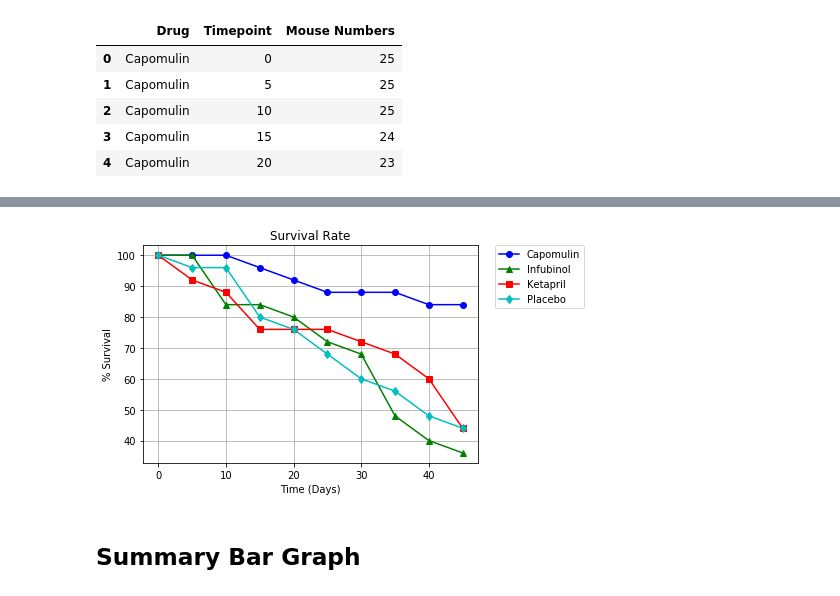
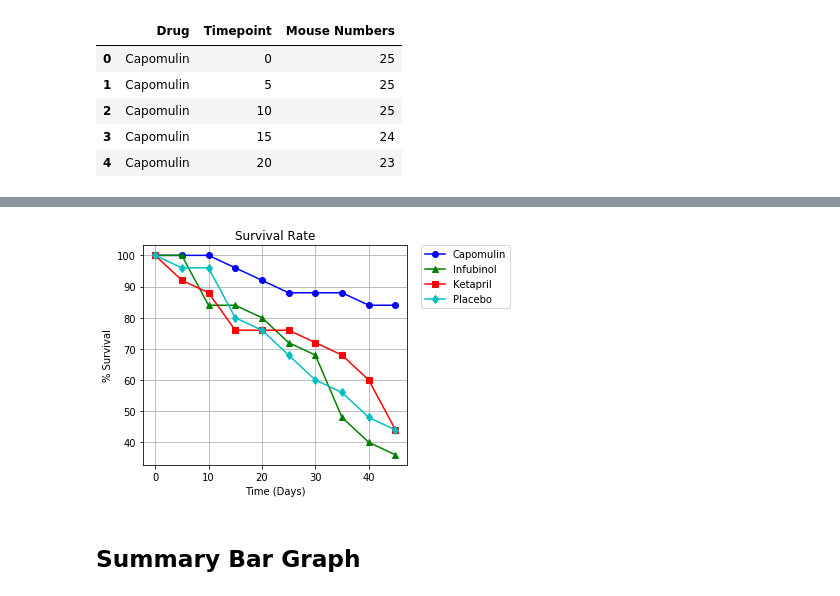
Before and after one commit to smurphy1983/matplotlib_homework, a Jupyter notebook: Pyma_SFM.ipynb, the cells around one changed output, grey strips where cells are left out. Saved outputs shown, nothing was run; the diff lists cells and outputs as text; code cells hidden in the pictures.

```diff
--- a/Pyma_SFM.ipynb
+++ b/Pyma_SFM.ipynb
@@ -284,33 +288,35 @@ mouse_percentages
 # %%
 # Generate the Plot (Accounting for percentages)
 xaxis = mouse_percentages.index.values
 drugs = ['Capomulin', 'Infubinol', 'Ketapril', 'Placebo']
 marker =["o", "^", "s", "d"]
 colors = ["b", 'g', 'r', 'c']
 index = -1
 
 for drug in drugs:
     percentages = mouse_percentages[drug]
     index += 1
     markerchoice = marker[index]
     labelchoice = drugs[index]
     colorchoice = colors[index]
 
     plt.plot(xaxis, percentages, label = labelchoice, marker = markerchoice, color = colorchoice)
 
 
 plt.legend(bbox_to_anchor=(1.05,1),loc= 2, borderaxespad = 0.)
 plt.title('Survival Rate')
 plt.xlabel('Time (Days)')
 plt.ylabel('% Survival')
 plt.grid()
+plt.tight_layout()
+plt.savefig("Survival_rates.png")
 
 # Save the Figure
 
 # Show the Figure
 plt.show()
 # %% [output]
-[figure, old version]
+[figure, new version]
 # %% [markdown]
 ## Summary Bar Graph
 # %%
```
Also changed, not shown: parts of 3 cells of this notebook, 4 other files.
